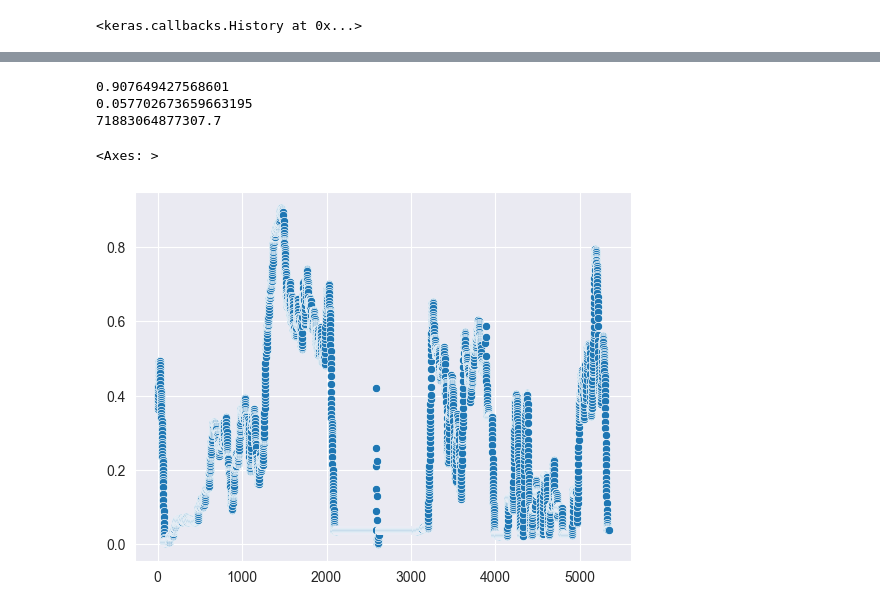
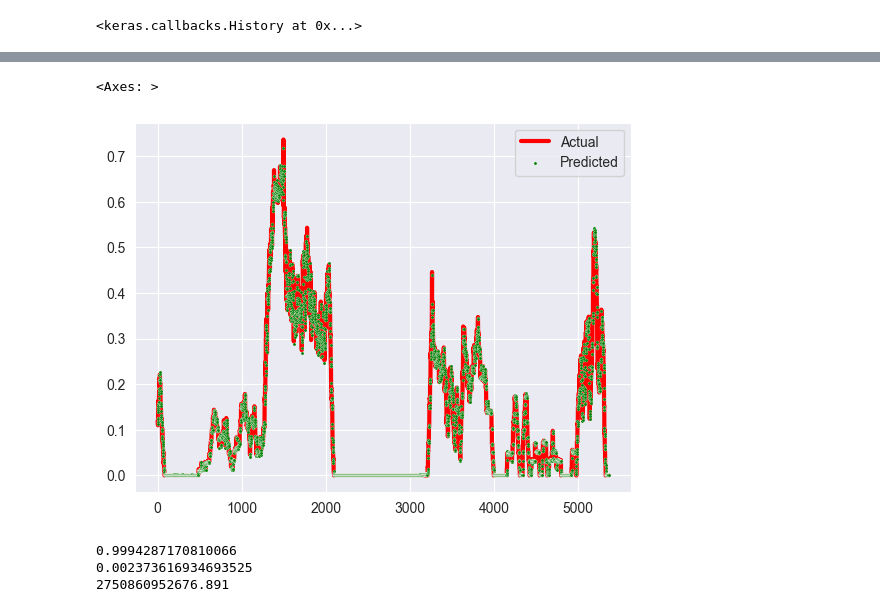
Before and after one commit to jinbeomjeong/forecast_pile_driver_load, a Jupyter notebook: create_forecast_model.ipynb, the cells around one changed output, grey strips where cells are left out. Cells and saved outputs as stored; diff of their text form; code cells hidden in the pictures.

```diff
--- a/create_forecast_model.ipynb
+++ b/create_forecast_model.ipynb
@@ -147,18 +164,15 @@ keras.utils.plot_model(lstm_model, show_shapes=True, show_layer_names=True, show
 # %%
-early_stop = keras.callbacks.EarlyStopping(monitor='val_loss', patience=500, verbose=0)
-csv_logger = keras.callbacks.CSVLogger(filename='log_'+str(pred_distance)+'.csv', append=False, separator=',')
-model_chk_point = keras.callbacks.ModelCheckpoint(filepath='model_'+str(pred_distance)+'.keras', monitor="val_loss", verbose=0,
-                                                      save_best_only=True, save_weights_only=False, mode="min", save_freq="epoch",
-                                                      initial_value_threshold=None)
+early_stop = keras.callbacks.EarlyStopping(monitor='val_loss', patience=1000, verbose=0)
+csv_logger = keras.callbacks.CSVLogger(filename=f'log_{pred_distance}_regression_model.csv', append=False, separator=',')
+model_chk_point = keras.callbacks.ModelCheckpoint(filepath=f'reg_model_{pred_distance}.keras', monitor="val_loss", verbose=0,
+                                                  save_best_only=True, save_weights_only=False, mode="min", save_freq="epoch",
+                                                  initial_value_threshold=None)
 
-log_dir = "logs/" + datetime.datetime.now().strftime("%Y%m%d-%H%M%S") + f'_pred_distance_{pred_distance}'
+log_dir = "logs/" + datetime.datetime.now().strftime("%Y%m%d-%H%M%S") + 'regression'
 tensorboard_callback = tf.keras.callbacks.TensorBoard(log_dir=log_dir, histogram_freq=1)
 # %%
-train_bool_idx = train_target!=0
-val_bool_idx = val_target!=0
-
-lstm_model.fit(x=train_feature, y=train_target, validation_data=(val_feature, val_target), epochs=10000000,
-               batch_size=10000, verbose=0, callbacks=[early_stop, csv_logger, model_chk_point, tensorboard_callback])
+reg_model.fit(x=train_feature, y=train_target, validation_data=(val_feature, val_target), epochs=10000000,
+               batch_size=30000, verbose=0, callbacks=[early_stop, csv_logger, model_chk_point, tensorboard_callback])
 # %% [output]
 <keras.callbacks.History at 0x...>
 # %%
@@ -186,16 +194,18 @@ pd.DataFrame(pred).describe()
+# %%
+sns.lineplot(val_target, label='Actual', color='red', linewidth=3)
+time_arr = np.arange(len(val_target))
+sns.scatterplot(x=time_arr, y=val_pred, label='Predicted', color='green', s=5, zorder=2)
+# %% [output]
+<Axes: >
+[figure, added]
 # %%
-print(r2_score(val_target, pred))
-print(mean_absolute_error(val_target, pred))
-print(mean_absolute_percentage_error(val_target, pred))
+print(r2_score(val_target, val_pred))
+print(mean_absolute_error(val_target, val_pred))
+print(mean_absolute_percentage_error(val_target, val_pred))
 # %% [output]
-0.907649427568601
-0.057702673659663195
-71883064877307.7
+0.9994287170810066
+0.002373616934693525
+2750860952676.891
-# %%
-sns.scatterplot(pred)
-# %% [output]
-<Axes: >
-[figure, removed]
 # %%
 sns.set_theme(font_scale=1.0)
 sns.set_style('whitegrid', {'grid.linestyle': '--'})
```
Also changed, not shown: parts of 55 cells of this notebook, 3 other files.
